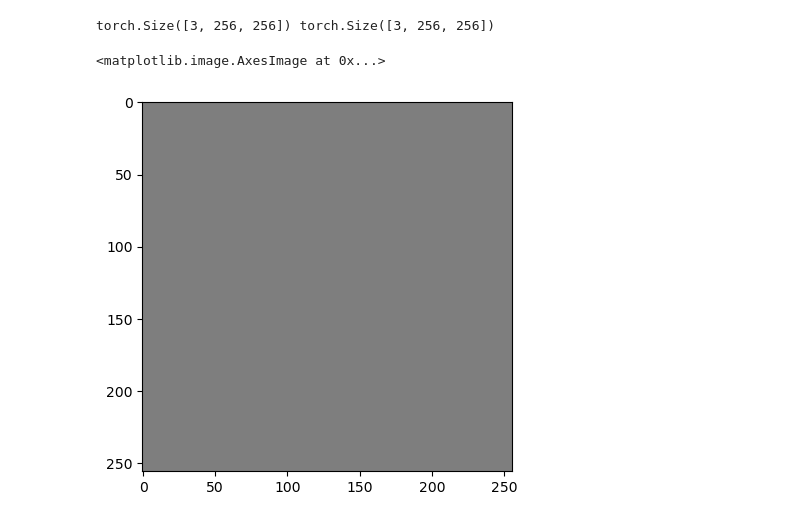
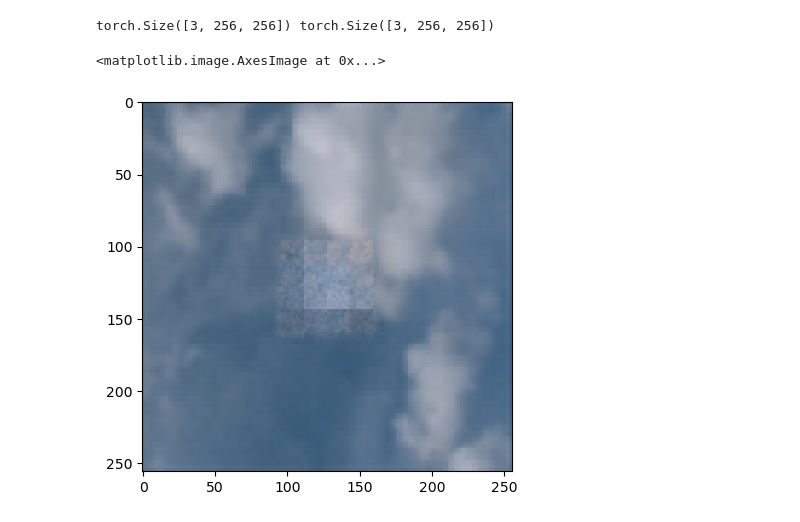
Before and after one commit to aivan6842/cs484-project, a Jupyter notebook: object-removal-and-impainting.ipynb, the cells around one changed output. Saved outputs shown, nothing was run; the diff lists cells and outputs as text; code cells hidden in the pictures.

```diff
--- a/object-removal-and-impainting.ipynb
+++ b/object-removal-and-impainting.ipynb
@@ -157,14 +212,14 @@ class country212Dataset(Dataset):
 # %%
-
 transforms = v2.Compose([
     v2.ToTensor(),
-    v2.RandomResizedCrop(size=(256, 256), antialias=True),
-    v2.RandomHorizontalFlip(p=0.5),
+    # v2.RandomResizedCrop(size=(256, 256), antialias=True),
+    v2.Resize(size=(256, 256))
+    # v2.RandomHorizontalFlip(p=0.5),
     # v2.ToDtype(torch.float32),
     # v2.Normalize(mean=MEANS, std=STDS),
 ])
 
-my_train_dataset = country212Dataset("country212/train/", transforms=transforms)
-my_val_dataset = country212Dataset("country212/valid/", transforms=transforms)
-my_test_dataset = country212Dataset("country212/test", transforms=transforms)
+my_train_dataset = lhqDataset("swimseg-2/train", transforms=transforms)
+my_val_dataset = lhqDataset("swimseg-2/val", transforms=transforms)
+my_test_dataset = lhqDataset("swimseg-2/test", transforms=transforms)
 # %%
@@ -277,10 +311,10 @@ class Generator(nn.Module):
 
     def forward(self, x):
         # encode
-        x1 = self.relu(self.bn1(self.down_sample(self.conv1(x))))
-        x2 = self.relu(self.bn2(self.down_sample(self.conv2(x1))))
-        x3 = self.relu(self.bn3(self.down_sample(self.conv3(x2))))
-        x4 = self.relu(self.bn4(self.down_sample(self.conv4(x3))))
+        x1 = self.bn1(self.relu(self.down_sample(self.conv1(x))))
+        x2 = self.bn2(self.relu(self.down_sample(self.conv2(x1))))
+        x3 = self.bn3(self.relu(self.down_sample(self.conv3(x2))))
+        x4 = self.bn4(self.relu(self.down_sample(self.conv4(x3))))
 
         # decode
         x5 = self.convt1(x4)
@@ -508,18 +625,21 @@ Epoch 1 finished calculating validation metrics
 # %%
-item = my_test_dataset[0]
+item = my_train_dataset[0]
 print(item[0].shape, item[1].shape)
 # %% [output]
 torch.Size([3, 256, 256]) torch.Size([3, 256, 256])
 # %%
 cropped_img = item[0][None].to(device)
+inp = torch.randn(1, 3, 256, 256, device=device)
 with torch.no_grad():
     output = generator(cropped_img).detach().cpu()
 
 plt.figure()
-plt.imshow(np.transpose(output[0].numpy(), (1, 2, 0)))
+reconstructed = cropped_img[0]
+# reconstructed[:, 96:160, 96:160] = output[0].detach().cpu()
+plt.imshow(np.transpose(output[0].detach().cpu().numpy(), (1, 2, 0)))
 # %% [output]
 <matplotlib.image.AxesImage at 0x...>
-[figure, old version]
+[figure, new version]
 # %%
 plt.figure()
 plt.imshow(np.transpose(item[1].detach().cpu().numpy(), (1, 2, 0)))
```
Also changed, not shown: parts of 23 cells of this notebook, 3 other files.
